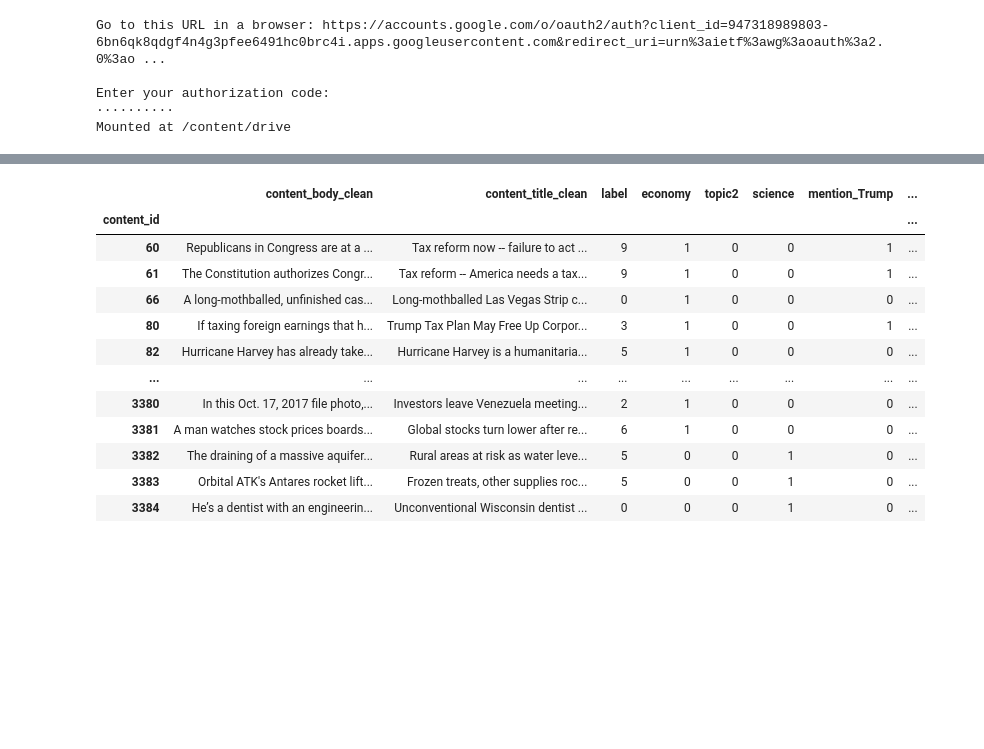
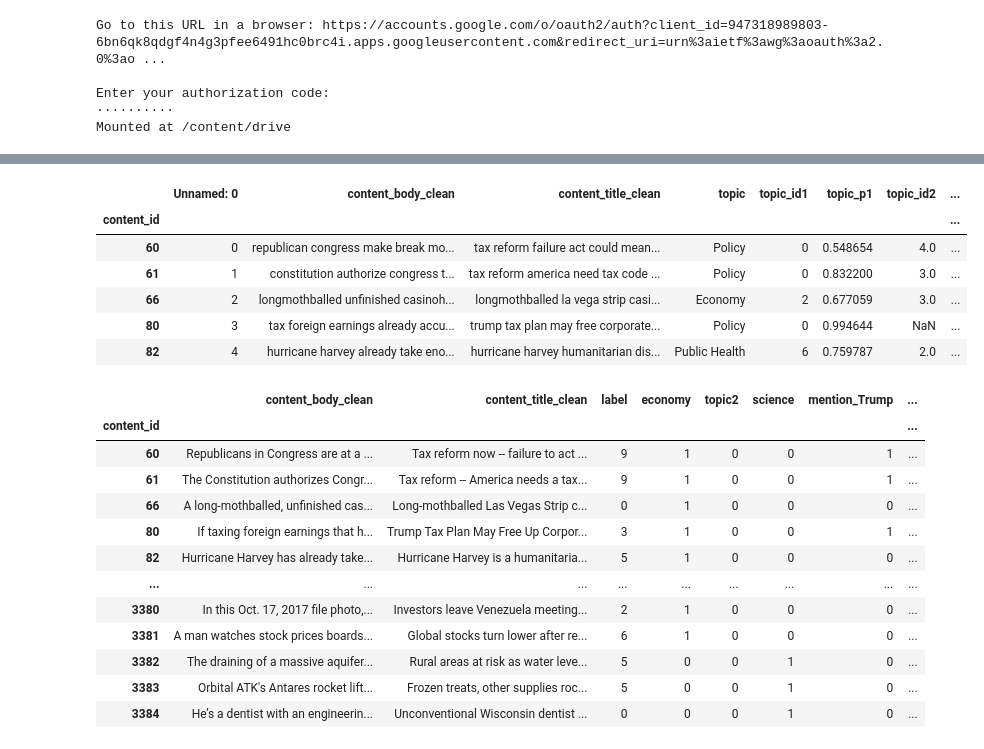
Before and after one commit to fagan2888/tweet-url-relationships, a Jupyter notebook: notebooks/Tweet Trust Correlation.ipynb, the cells around one changed output, grey strips where cells are left out. Drawn from its saved outputs; the diff is of its cells as text; code cells hidden in the pictures; blank space fills up the shorter version.

```diff
--- a/notebooks/Tweet Trust Correlation.ipynb
+++ b/notebooks/Tweet Trust Correlation.ipynb
@@ -68,3 +81,15 @@ knight_data_ratings 100%[===================>]   2.24M  --.-KB/s    in 0.03s
+# %%
+raw_topics = pd.read_csv("article_topics_6.csv")
+topics = raw_topics.set_index(['content_id'])
+topics.head()
+# %% [output]
+|  | Unnamed: 0 | content_body_clean | content_title_clean | topic | topic_id1 | topic_p1 | topic_id2 | ... |
+| content_id |  |  |  |  |  |  |  | ... |
+| 60 | 0 | republican congress make break mo... | tax reform failure act could mean... | Policy | 0 | 0.548654 | 4.0 | ... |
+| 61 | 1 | constitution authorize congress t... | tax reform america need tax code ... | Policy | 0 | 0.832200 | 3.0 | ... |
+| 66 | 2 | longmothballed unfinished casinoh... | longmothballed la vega strip casi... | Economy | 2 | 0.677059 | 3.0 | ... |
+| 80 | 3 | tax foreign earnings already accu... | trump tax plan may free corporate... | Policy | 0 | 0.994644 | NaN | ... |
+| 82 | 4 | hurricane harvey already take eno... | hurricane harvey humanitarian dis... | Public Health | 6 | 0.759787 | 2.0 | ... |
 # %%
 raw_data = pd.read_csv("knight_data_articles.csv")
 #raw_data.head()
```
Also changed, not shown: parts of 9 cells of this notebook.
